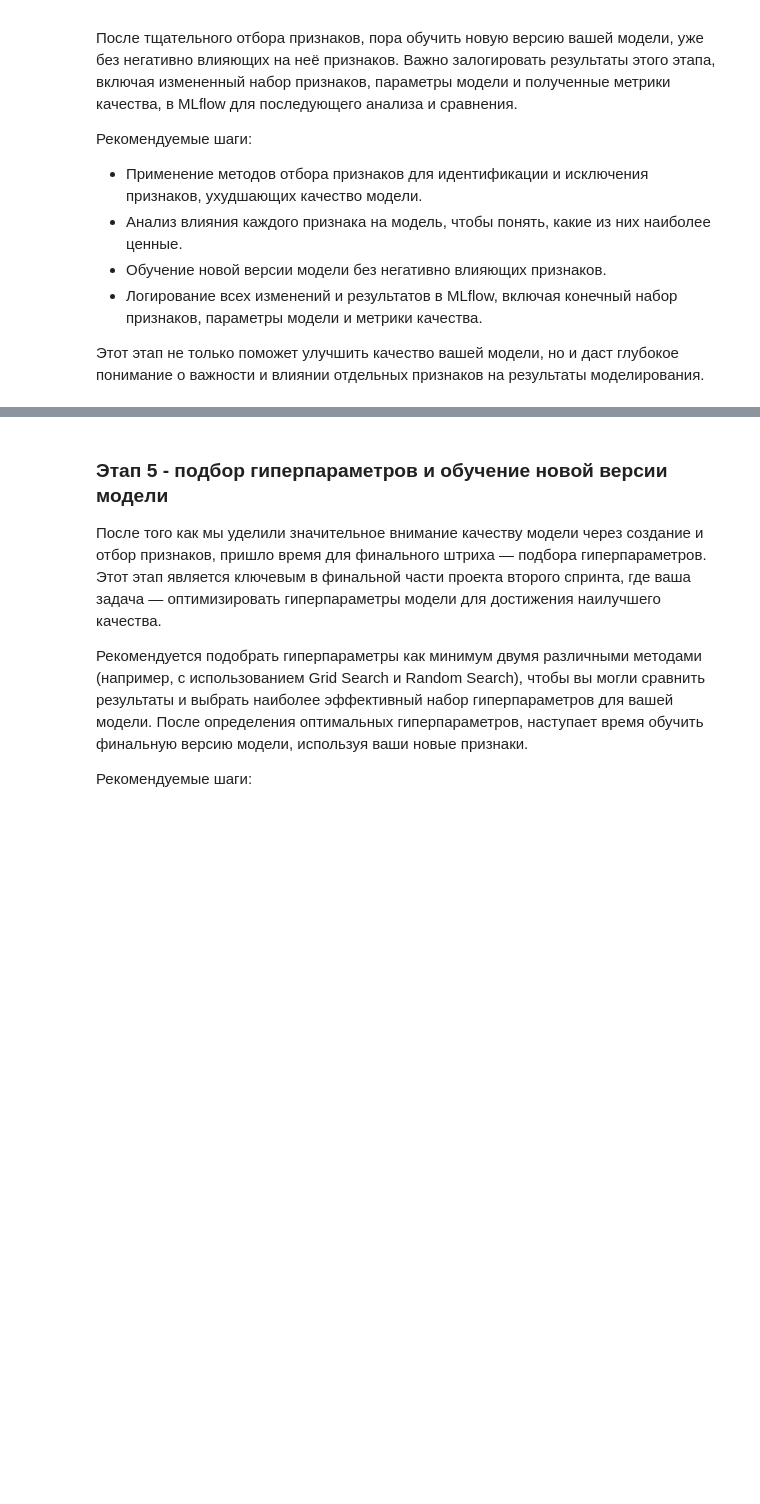
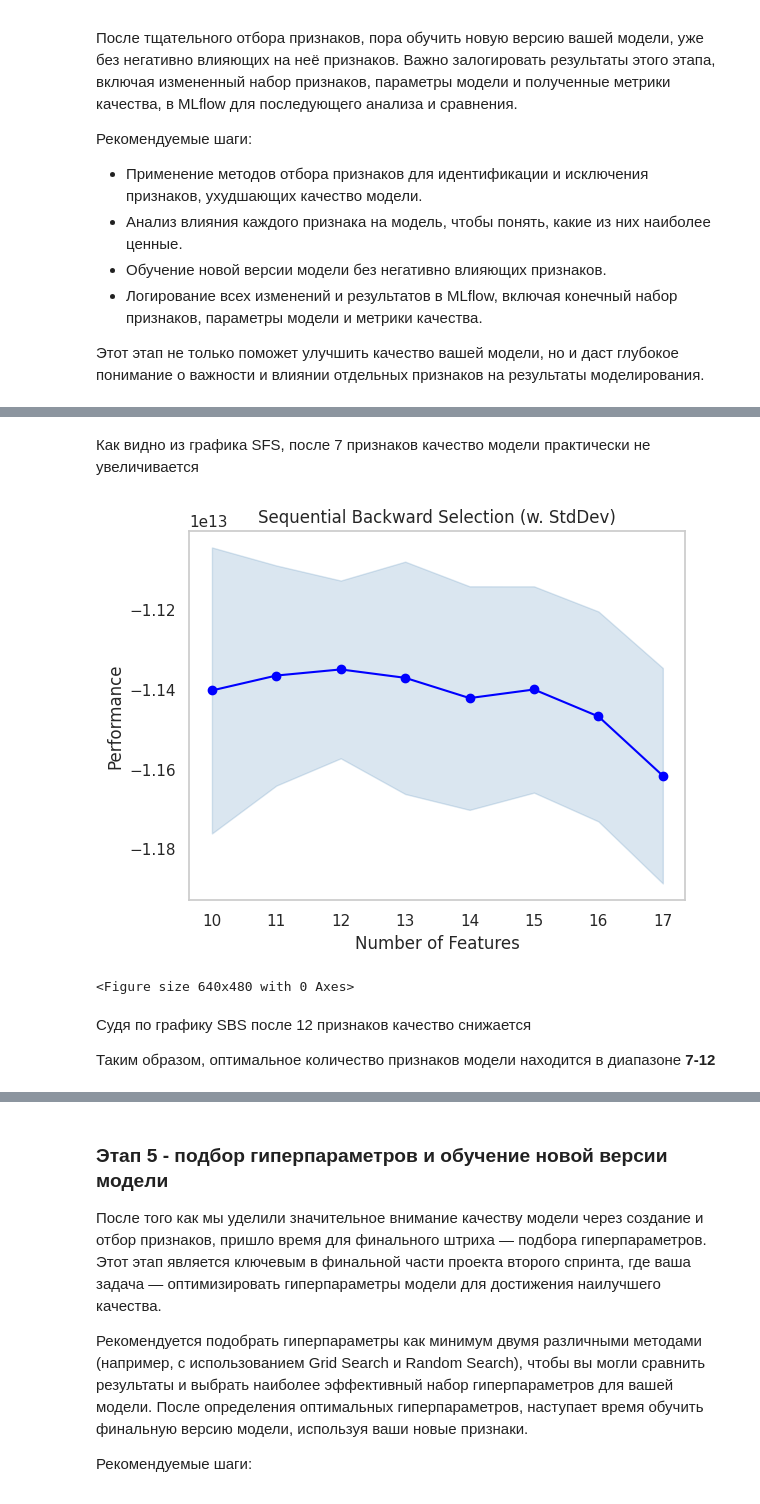
Before and after one commit to Alexdemenev/mle-project-sprint-2-v001, a Jupyter notebook: model_improvement/improvement_experiments.ipynb, the cells around one changed output, grey strips where cells are left out. Cells and saved outputs as stored; diff of their text form; code cells hidden in the pictures; blank space fills up the shorter version.

```diff
--- a/model_improvement/improvement_experiments.ipynb
+++ b/model_improvement/improvement_experiments.ipynb
@@ -480,2 +793,8 @@ run_id
 # %%
 # 4.2 Отбор признаков при помощи метода номер 2
+# %%
+estimator = CatBoostRegressor(n_estimators=100, verbose=False)
+
+sbs = SFS(estimator, k_features=10, forward=False, floating=False, scoring='neg_mean_squared_error', verbose=2, cv=3, n_jobs=-1)
+
+sbs = sbs.fit(X_train_features, y_train)
@@ -483,0 +853,17 @@ run_id
+# %% [markdown]
+Как видно из графика SFS, после 7 признаков качество модели практически не увеличивается
+# %%
+fig = plot_sfs(sbs.get_metric_dict(), kind='std_dev')
+
+plt.title('Sequential Backward Selection (w. StdDev)')
+plt.grid()
+plt.show()
+
+plt.savefig(f"{ASSETS_DIR}/sbs.png")
+# %% [output]
+[figure, added]
+<Figure size 640x480 with 0 Axes>
+# %% [markdown]
+Судя по графику SBS после 12 признаков качество снижается
+
+Таким образом, оптимальное количество признаков модели находится в диапазоне **7-12**
```
Also changed, not shown: parts of 36 cells of this notebook, 19 other files.
